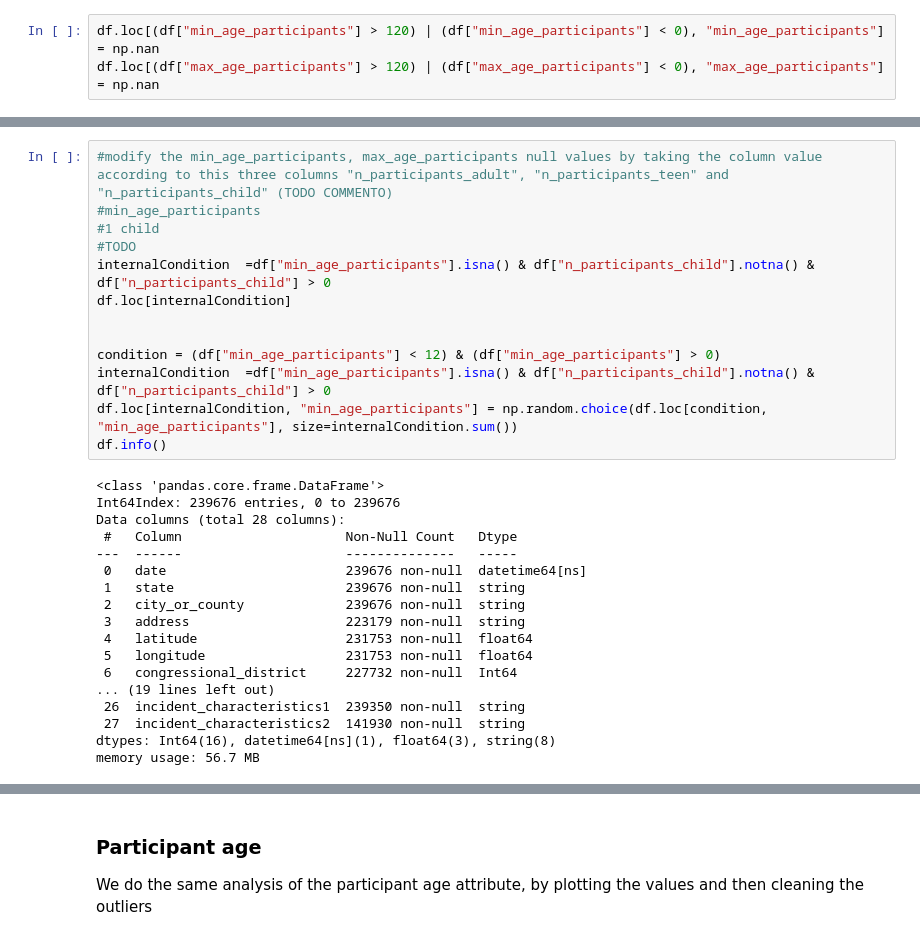
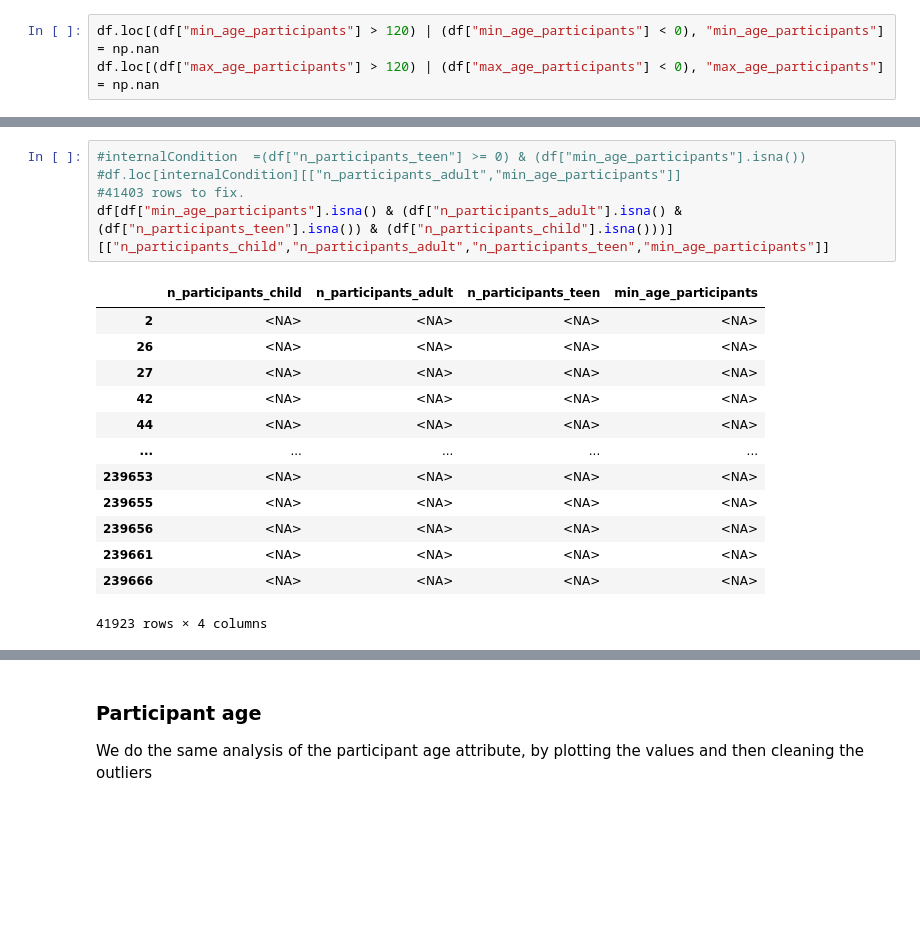
Before and after one commit to vezzusamu/dm-project, a Jupyter notebook: data_preparation.ipynb, the cells around one changed output, grey strips where cells are left out. Cells and saved outputs as stored; diff of their text form; blank space fills up the shorter version.

```diff
--- a/data_preparation.ipynb
+++ b/data_preparation.ipynb
@@ -253,34 +253,22 @@ plt.show()
-# %%
-#modify the min_age_participants, max_age_participants null values by taking the column value according to this three columns "n_participants_adult", "n_participants_teen" and "n_participants_child" (TODO COMMENTO)
-#min_age_participants
-#1 child
-#TODO
-internalCondition  =df["min_age_participants"].isna() & df["n_participants_child"].notna() & df["n_participants_child"] > 0
-df.loc[internalCondition]
-
-
-condition = (df["min_age_participants"] < 12) & (df["min_age_participants"] > 0)
-internalCondition  =df["min_age_participants"].isna() & df["n_participants_child"].notna() & df["n_participants_child"] > 0
-df.loc[internalCondition, "min_age_participants"] = np.random.choice(df.loc[condition, "min_age_participants"], size=internalCondition.sum())
-df.info()
-# %% [output]
-<class 'pandas.core.frame.DataFrame'>
-Int64Index: 239676 entries, 0 to 239676
-Data columns (total 28 columns):
- #   Column                     Non-Null Count   Dtype
----  ------                     --------------   -----
- 0   date                       239676 non-null  datetime64[ns]
- 1   state                      239676 non-null  string
- 2   city_or_county             239676 non-null  string
- 3   address                    223179 non-null  string
- 4   latitude                   231753 non-null  float64
- 5   longitude                  231753 non-null  float64
- 6   congressional_district     227732 non-null  Int64
-... (19 lines left out)
- 26  incident_characteristics1  239350 non-null  string
- 27  incident_characteristics2  141930 non-null  string
-dtypes: Int64(16), datetime64[ns](1), float64(3), string(8)
-memory usage: 56.7 MB
+# %%
+#internalCondition  =(df["n_participants_teen"] >= 0) & (df["min_age_participants"].isna())
+#df.loc[internalCondition][["n_participants_adult","min_age_participants"]]
+#41403 rows to fix.
+df[df["min_age_participants"].isna() & (df["n_participants_adult"].isna() & (df["n_participants_teen"].isna()) & (df["n_participants_child"].isna()))][["n_participants_child","n_participants_adult","n_participants_teen","min_age_participants"]]
+# %% [output]
+|  | n_participants_child | n_participants_adult | n_participants_teen | min_age_participants |
+| 2 | <NA> | <NA> | <NA> | <NA> |
+| 26 | <NA> | <NA> | <NA> | <NA> |
+| 27 | <NA> | <NA> | <NA> | <NA> |
+| 42 | <NA> | <NA> | <NA> | <NA> |
+| 44 | <NA> | <NA> | <NA> | <NA> |
+| ... | ... | ... | ... | ... |
+| 239653 | <NA> | <NA> | <NA> | <NA> |
+| 239655 | <NA> | <NA> | <NA> | <NA> |
+| 239656 | <NA> | <NA> | <NA> | <NA> |
+| 239661 | <NA> | <NA> | <NA> | <NA> |
+| 239666 | <NA> | <NA> | <NA> | <NA> |
+41923 rows × 4 columns
 # %%
 
 df["n_participants_teen"]
```
Also changed, not shown: parts of 27 cells of this notebook, 1 other file.
